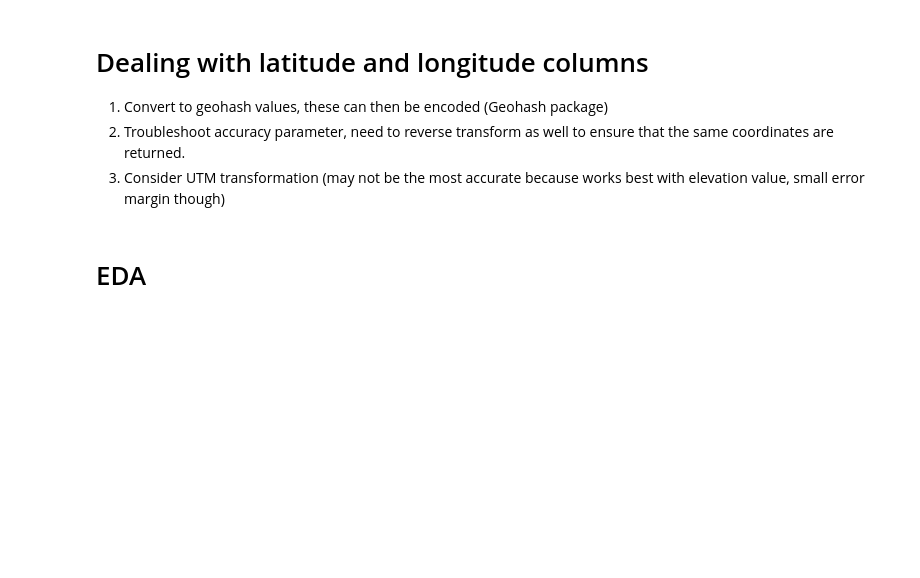
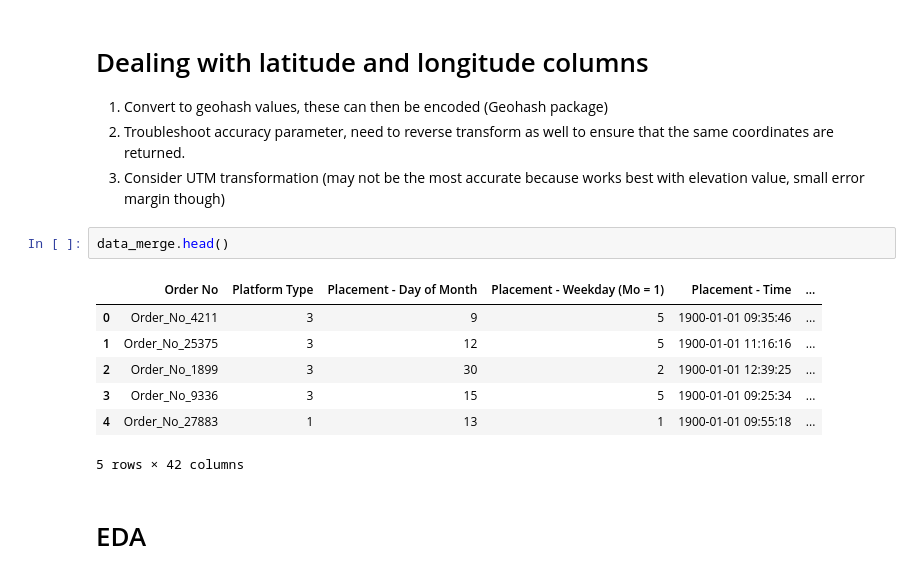
Before and after one commit to itumelengbohlale/regression_predict, a Jupyter notebook: data_preprocessing.ipynb, the cells around one changed output. Saved outputs shown, nothing was run; the diff lists cells and outputs as text; blank space fills up the shorter version.

```diff
--- a/data_preprocessing.ipynb
+++ b/data_preprocessing.ipynb
@@ -198,6 +217,16 @@ data_merge.to_csv('data_merge.csv')
 1. Convert to geohash values, these can then be encoded (Geohash package)
 2. Troubleshoot accuracy parameter, need to reverse transform as well to ensure that the same coordinates are returned.
 3. Consider UTM transformation (may not be the most accurate because works best with elevation value, small error margin though)
+# %%
+data_merge.head()
+# %% [output]
+|  | Order No | Platform Type | Placement - Day of Month | Placement - Weekday (Mo = 1) | Placement - Time | ... |
+| 0 | Order_No_4211 | 3 | 9 | 5 | 1900-01-01 09:35:46 | ... |
+| 1 | Order_No_25375 | 3 | 12 | 5 | 1900-01-01 11:16:16 | ... |
+| 2 | Order_No_1899 | 3 | 30 | 2 | 1900-01-01 12:39:25 | ... |
+| 3 | Order_No_9336 | 3 | 15 | 5 | 1900-01-01 09:25:34 | ... |
+| 4 | Order_No_27883 | 1 | 13 | 1 | 1900-01-01 09:55:18 | ... |
+5 rows × 42 columns
 # %% [markdown]
 # EDA
 # %%
```
Also changed, not shown: parts of 4 cells of this notebook.
